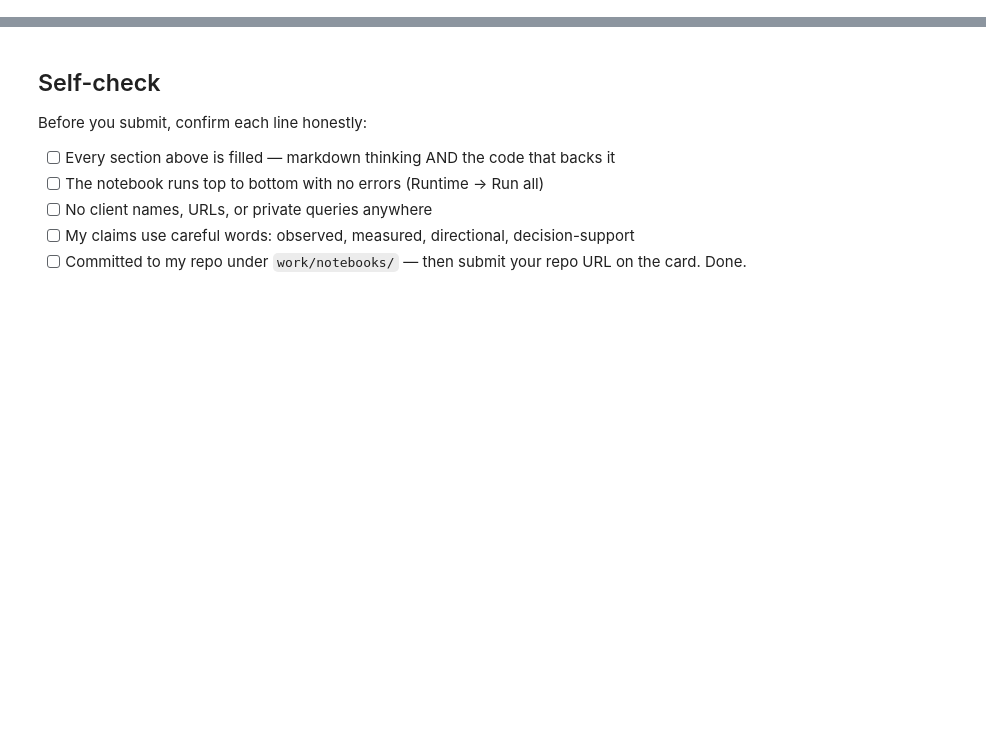
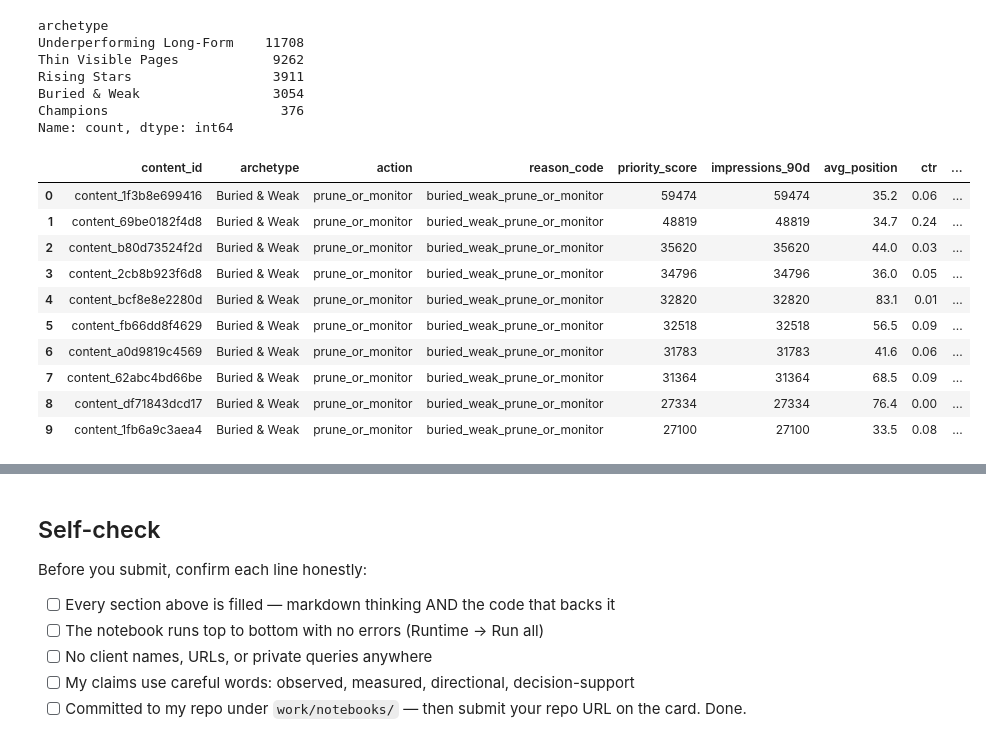
Before and after one commit to Anish494/flyrank_ai_first_assignment, a Jupyter notebook: work/notebooks/w07_action_playbook.ipynb, the cells around one changed output, grey strips where cells are left out. Drawn from its saved outputs; the diff is of its cells as text; code cells hidden in the pictures; blank space fills up the shorter version.

```diff
--- a/work/notebooks/w07_action_playbook.ipynb
+++ b/work/notebooks/w07_action_playbook.ipynb
@@ -12,0 +105,42 @@ This skeleton is yours to fill. Work the sections **in order** — each one has
+# %%
+archetype_map = {
+    3: ("Champions", "protect", "champion_protect"),
+    0: ("Rising Stars", "support_promote", "rising_star_promote"),
+    1: ("Thin Visible Pages", "expand", "thin_visible_expand"),
+    2: ("Underperforming Long-Form", "rewrite_improve", "long_form_underperform_rewrite"),
+    4: ("Buried & Weak", "prune_or_monitor", "buried_weak_prune_or_monitor"),
+}
+
+df_clean["archetype"] = df_clean["cluster"].map(lambda c: archetype_map[c][0])
+df_clean["action"] = df_clean["cluster"].map(lambda c: archetype_map[c][1])
+df_clean["reason_code"] = df_clean["cluster"].map(lambda c: archetype_map[c][2])
+
+# A simple priority score within each archetype: higher impressions = higher priority to review first
+df_clean["priority_score"] = df_clean["impressions_90d"]
+
+queue = df_clean.sort_values(["archetype", "priority_score"], ascending=[True, False])[
+    ["content_id", "archetype", "action", "reason_code", "priority_score",
+     "impressions_90d", "avg_position", "ctr", "word_count", "content_age_days"]
+].reset_index(drop=True)
+
+print(queue["archetype"].value_counts())
+queue.head(10)
+# %% [output]
+archetype
+Underperforming Long-Form    11708
+Thin Visible Pages            9262
+Rising Stars                  3911
+Buried & Weak                 3054
+Champions                      376
+Name: count, dtype: int64
+|  | content_id | archetype | action | reason_code | priority_score | impressions_90d | avg_position | ctr | ... |
+| 0 | content_1f3b8e699416 | Buried & Weak | prune_or_monitor | buried_weak_prune_or_monitor | 59474 | 59474 | 35.2 | 0.06 | ... |
+| 1 | content_69be0182f4d8 | Buried & Weak | prune_or_monitor | buried_weak_prune_or_monitor | 48819 | 48819 | 34.7 | 0.24 | ... |
+| 2 | content_b80d73524f2d | Buried & Weak | prune_or_monitor | buried_weak_prune_or_monitor | 35620 | 35620 | 44.0 | 0.03 | ... |
+| 3 | content_2cb8b923f6d8 | Buried & Weak | prune_or_monitor | buried_weak_prune_or_monitor | 34796 | 34796 | 36.0 | 0.05 | ... |
+| 4 | content_bcf8e8e2280d | Buried & Weak | prune_or_monitor | buried_weak_prune_or_monitor | 32820 | 32820 | 83.1 | 0.01 | ... |
+| 5 | content_fb66dd8f4629 | Buried & Weak | prune_or_monitor | buried_weak_prune_or_monitor | 32518 | 32518 | 56.5 | 0.09 | ... |
+| 6 | content_a0d9819c4569 | Buried & Weak | prune_or_monitor | buried_weak_prune_or_monitor | 31783 | 31783 | 41.6 | 0.06 | ... |
+| 7 | content_62abc4bd66be | Buried & Weak | prune_or_monitor | buried_weak_prune_or_monitor | 31364 | 31364 | 68.5 | 0.09 | ... |
+| 8 | content_df71843dcd17 | Buried & Weak | prune_or_monitor | buried_weak_prune_or_monitor | 27334 | 27334 | 76.4 | 0.00 | ... |
+| 9 | content_1fb6a9c3aea4 | Buried & Weak | prune_or_monitor | buried_weak_prune_or_monitor | 27100 | 27100 | 33.5 | 0.08 | ... |
```
Also changed, not shown: parts of 16 cells of this notebook.
